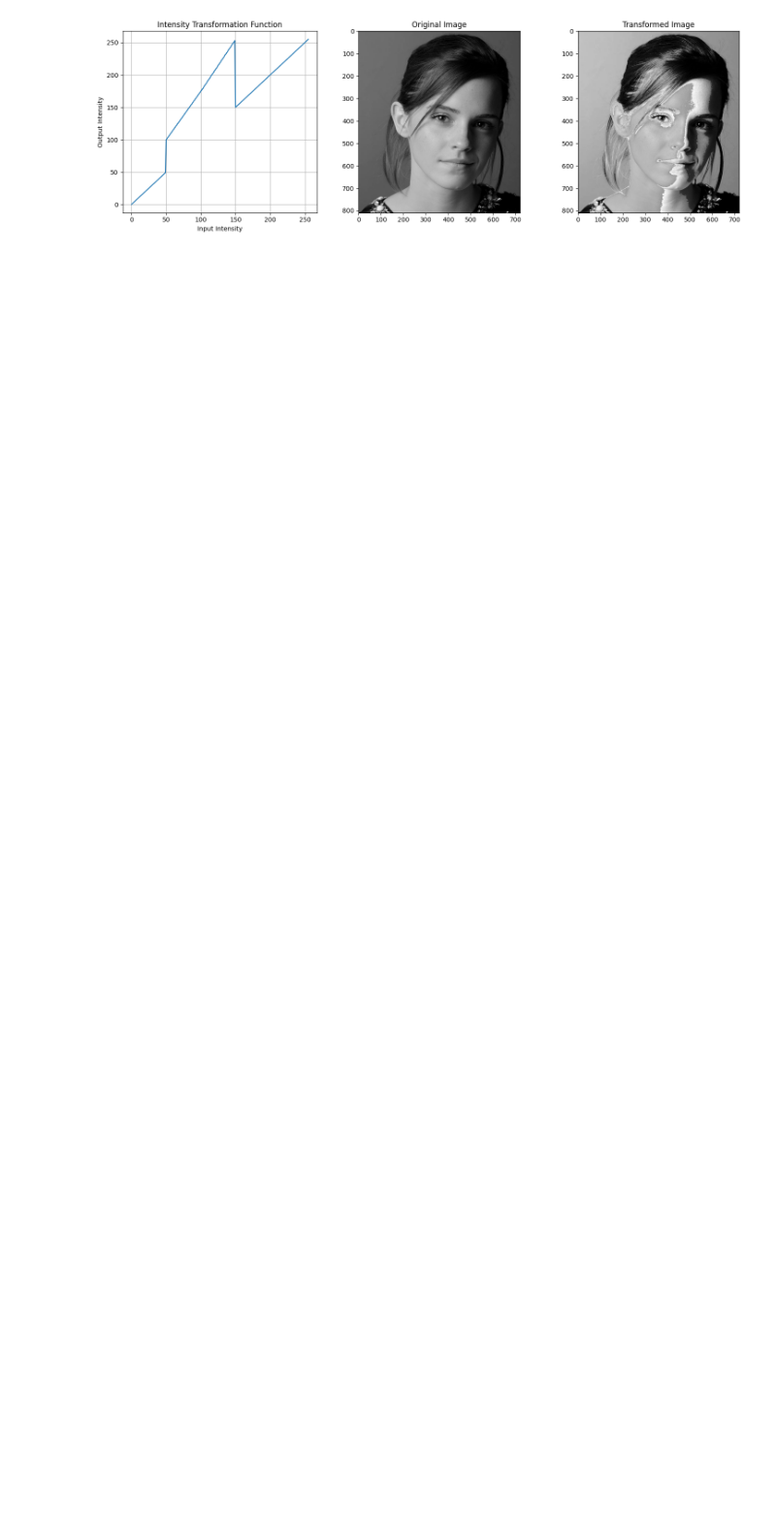
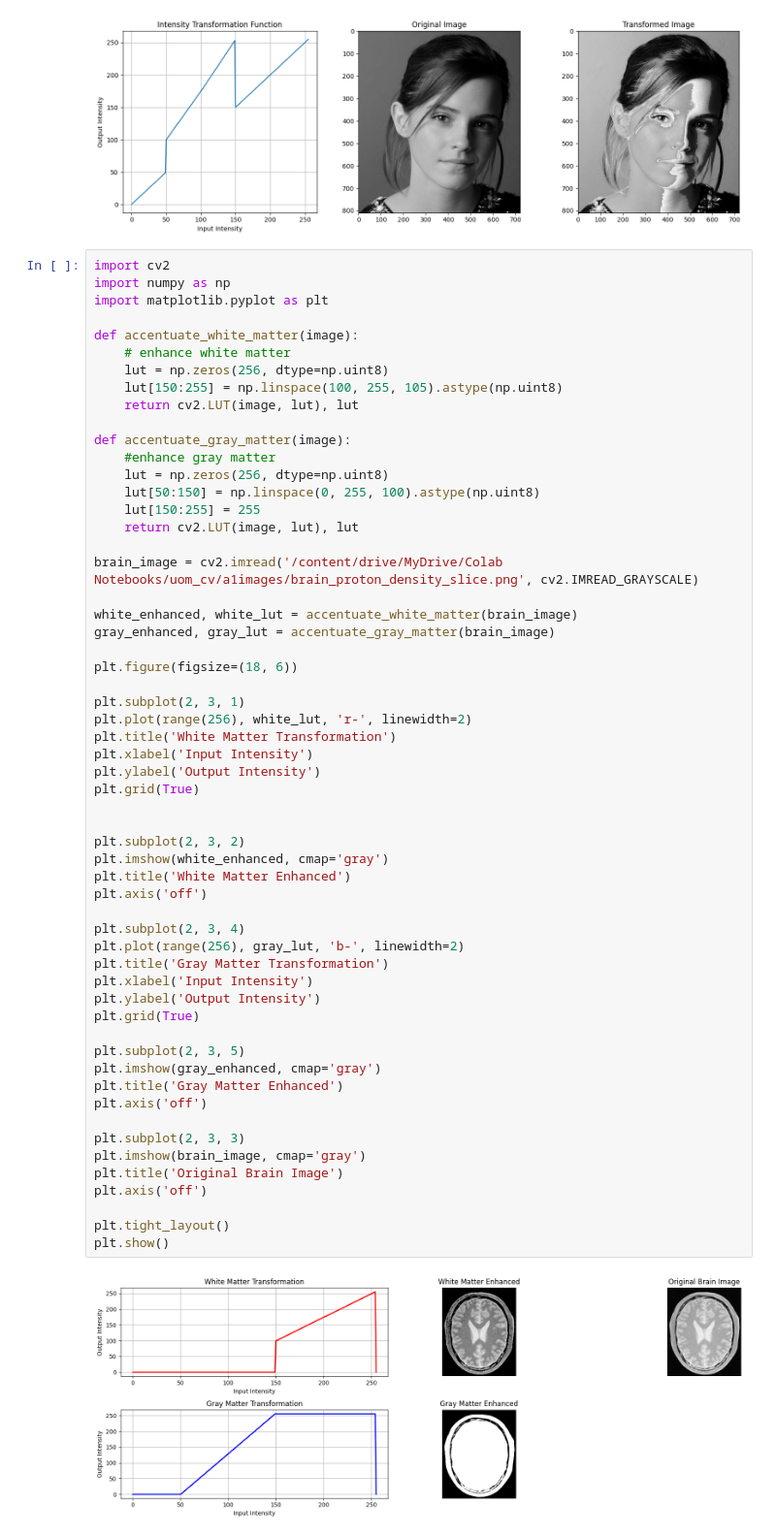
Before and after one commit to subo-rodrigo/computer_vision_assig_249324H, a Jupyter notebook: uom_assi_cv.ipynb, the cells around one changed output. Shown at 97% size. Drawn from its saved outputs; the diff is of its cells as text; blank space fills up the shorter version.

```diff
--- a/uom_assi_cv.ipynb
+++ b/uom_assi_cv.ipynb
@@ -44,3 +44,62 @@ plt.tight_layout()
 plt.show()
 # %% [output]
 [figure]
+# %%
+import cv2
+import numpy as np
+import matplotlib.pyplot as plt
+
+def accentuate_white_matter(image):
+    # enhance white matter
+    lut = np.zeros(256, dtype=np.uint8)
+    lut[150:255] = np.linspace(100, 255, 105).astype(np.uint8)
+    return cv2.LUT(image, lut), lut
+
+def accentuate_gray_matter(image):
+    #enhance gray matter
+    lut = np.zeros(256, dtype=np.uint8)
+    lut[50:150] = np.linspace(0, 255, 100).astype(np.uint8)
+    lut[150:255] = 255
+    return cv2.LUT(image, lut), lut
+
+brain_image = cv2.imread('/content/drive/MyDrive/Colab Notebooks/uom_cv/a1images/brain_proton_density_slice.png', cv2.IMREAD_GRAYSCALE)
+
+white_enhanced, white_lut = accentuate_white_matter(brain_image)
+gray_enhanced, gray_lut = accentuate_gray_matter(brain_image)
+
+plt.figure(figsize=(18, 6))
+
+plt.subplot(2, 3, 1)
+plt.plot(range(256), white_lut, 'r-', linewidth=2)
+plt.title('White Matter Transformation')
+plt.xlabel('Input Intensity')
+plt.ylabel('Output Intensity')
+plt.grid(True)
+
+
+plt.subplot(2, 3, 2)
+plt.imshow(white_enhanced, cmap='gray')
+plt.title('White Matter Enhanced')
+plt.axis('off')
+
+plt.subplot(2, 3, 4)
+plt.plot(range(256), gray_lut, 'b-', linewidth=2)
+plt.title('Gray Matter Transformation')
+plt.xlabel('Input Intensity')
+plt.ylabel('Output Intensity')
+plt.grid(True)
+
+plt.subplot(2, 3, 5)
+plt.imshow(gray_enhanced, cmap='gray')
+plt.title('Gray Matter Enhanced')
+plt.axis('off')
+
+plt.subplot(2, 3, 3)
+plt.imshow(brain_image, cmap='gray')
+plt.title('Original Brain Image')
+plt.axis('off')
+
+plt.tight_layout()
+plt.show()
+# %% [output]
+[figure, added]
```
